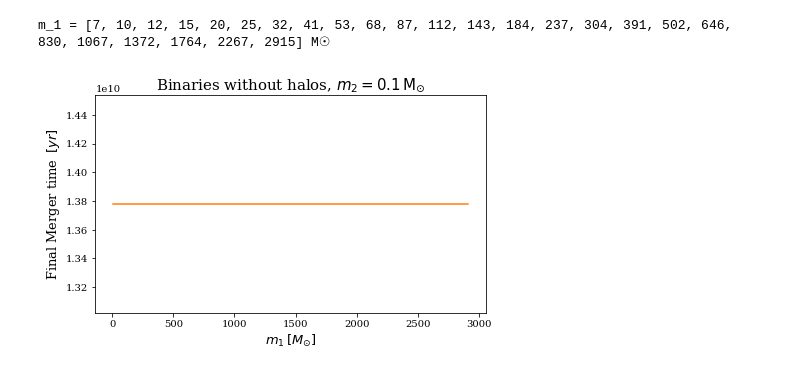
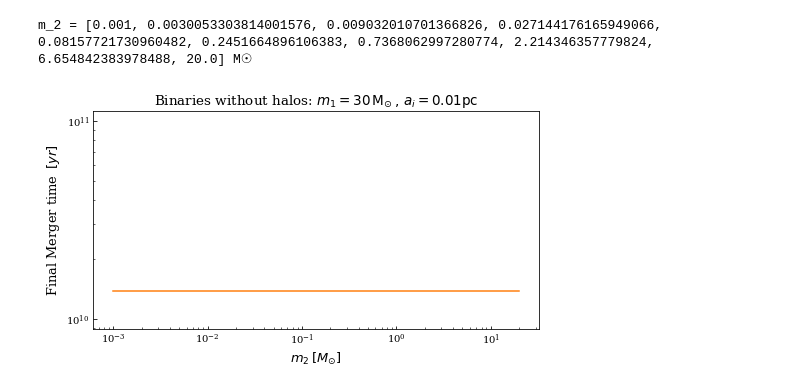
Before and after one commit to pratibhajangra591/Ifca-github, a Jupyter notebook: mergertime.ipynb, the cells around one changed output. Drawn from its saved outputs; the diff is of its cells as text; code cells hidden in the pictures.

```diff
--- a/mergertime.ipynb
+++ b/mergertime.ipynb
@@ -1,7 +1,5 @@
 # %%
 # Merger rate for IMRIPY system when they throw away all of the dark matter before merging.
-
-
 
 import numpy as np
 import matplotlib.pyplot as plt
@@ -28,74 +26,53 @@ t_0 = 13.78e9             #in units of yrs corresponding to t_0=13.78Gyr
 ρ_m = 4e19                #ρ_m = 4e19 M☉ Gpc^-3
 
 
-m_1 = 7   #in units of M☉
-m_2 = 9  #in units of M☉
-
-y_1 = np.log(m_1)
-y_2 = np.log(m_2)
-dy = (y_2-y_1)
-
-
-y_list = np.zeros(25)
-
-for i in range(len(y_list)):
-    y_list[i] = (y_1 + (i*dy))
-
-
-M_1_list = np.zeros(len(y_list))
-M_2_list = np.zeros(len(y_list))
-
-for i, y in enumerate(y_list):
-    M_1_list[i] = (np.ceil(np.exp(y)))
-    M_2_list[i] = (np.ceil(np.exp(y)))
 
 
 
-m_1_list = [int(M_1) for M_1 in M_1_list]
-m_2_list = [int(M_2) for M_2 in M_2_list]
 
 
+m_2 = np.geomspace(1e-3, 20, 10)
 
-m_2 = 1
+m_2_list = m_2.tolist()
 
-print("m_1 =", m_1_list, "M☉")
+m_1 = 30 #in units of solar mass.
 
-a_i = 1e-4 # in units pf parsec
+print("m_2 =", m_2_list, "M☉")
+
+a_i =  0.01  # in units pf parsec
 
 t_initial_merger_time = t_m
 # %% [output]
-m_1 = [7, 10, 12, 15, 20, 25, 32, 41, 53, 68, 87, 112, 143, 184, 237, 304, 391, 502, 646, 830, 1067, 1372, 1764, 2267, 2915] M☉
+m_2 = [0.001, 0.0030053303814001576, 0.009032010701366826, 0.027144176165949066, 0.08157721730960482, 0.2451664896106383, 0.7368062997280774, 2.214346357779824, 6.654842383978488, 20.0] M☉
 # %%
 plt.rcParams['font.family'] = 'serif'
-plt.rcParams['xtick.direction'] = 'out'
-plt.rcParams['ytick.direction'] = 'out'
+plt.rcParams['xtick.direction'] = 'in'
+plt.rcParams['ytick.direction'] = 'in'
 
 
-def final_merger_time_nohalos(m_1):  # assuming a_i = a_f and hence j_i = j_f .
+def final_merger_time_nohalos(m_2):  # assuming a_i = a_f and hence j_i = j_f .
     a_f = a_i
-
-
     return (np.sqrt(a_f/a_i)) *t_initial_merger_time
 
 
 
-final_merger_time_nohalos_list = np.zeros(len(m_1_list))
+final_merger_time_nohalos_list = np.zeros(len(m_2_list))
 
-for i, m_1 in enumerate(m_1_list):
-    final_merger_time_nohalos_list[i] = final_merger_time_nohalos(m_1)
+for i, m_2 in enumerate(m_2_list):
+    final_merger_time_nohalos_list[i] = final_merger_time_nohalos(m_2)
 
 
-plt.figure(figsize=(7,4))
+plt.figure(figsize=(8,4))
 
-plt.plot(m_1_list, final_merger_time_nohalos_list, 'C1')
+plt.loglog(m_2_list, final_merger_time_nohalos_list, 'C1')
 
 
 
-plt.xlabel('$m_{1}\:[M_{\odot}]$', fontsize = 13)
+plt.xlabel('$m_{2}\:[M_{\odot}]$', fontsize = 13)
 plt.ylabel('Final Merger time $\: [yr]$', fontsize = 13)
-plt.title('Binaries without halos, $m_{2} = 0.1 \, \mathrm{M_{\odot}}$', fontsize = 15)
+plt.title('Binaries without halos: $m_{1} = 30 \, \mathrm{M_{\odot}} \,,\, a_{i} = 0.01 \mathrm{pc}$', fontsize = 13.5)
 plt.show()
 # %% [output]
-[figure, old version]
+[figure, new version]
 # %%
 
```
Also changed, not shown: parts of 4 cells of this notebook.
